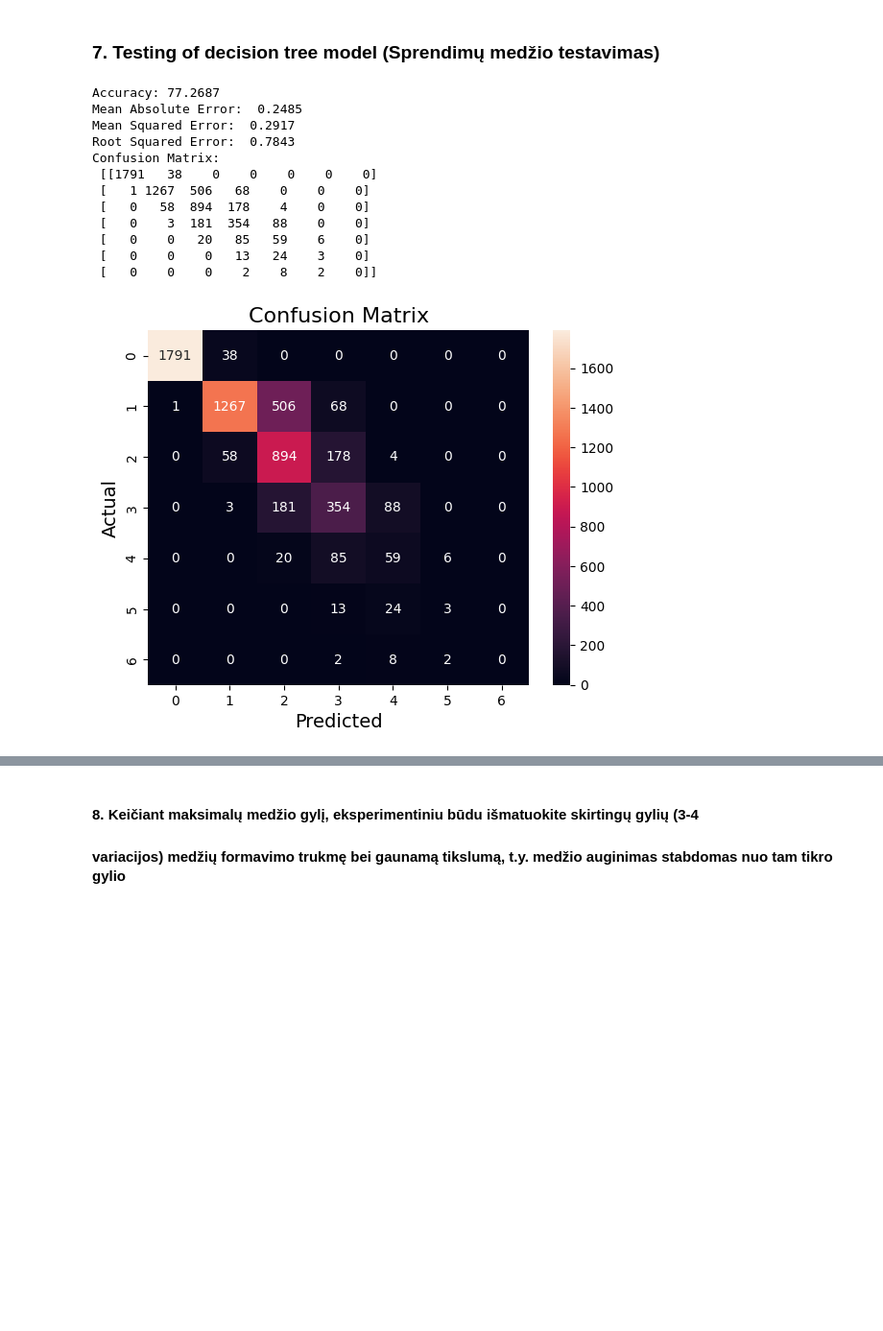
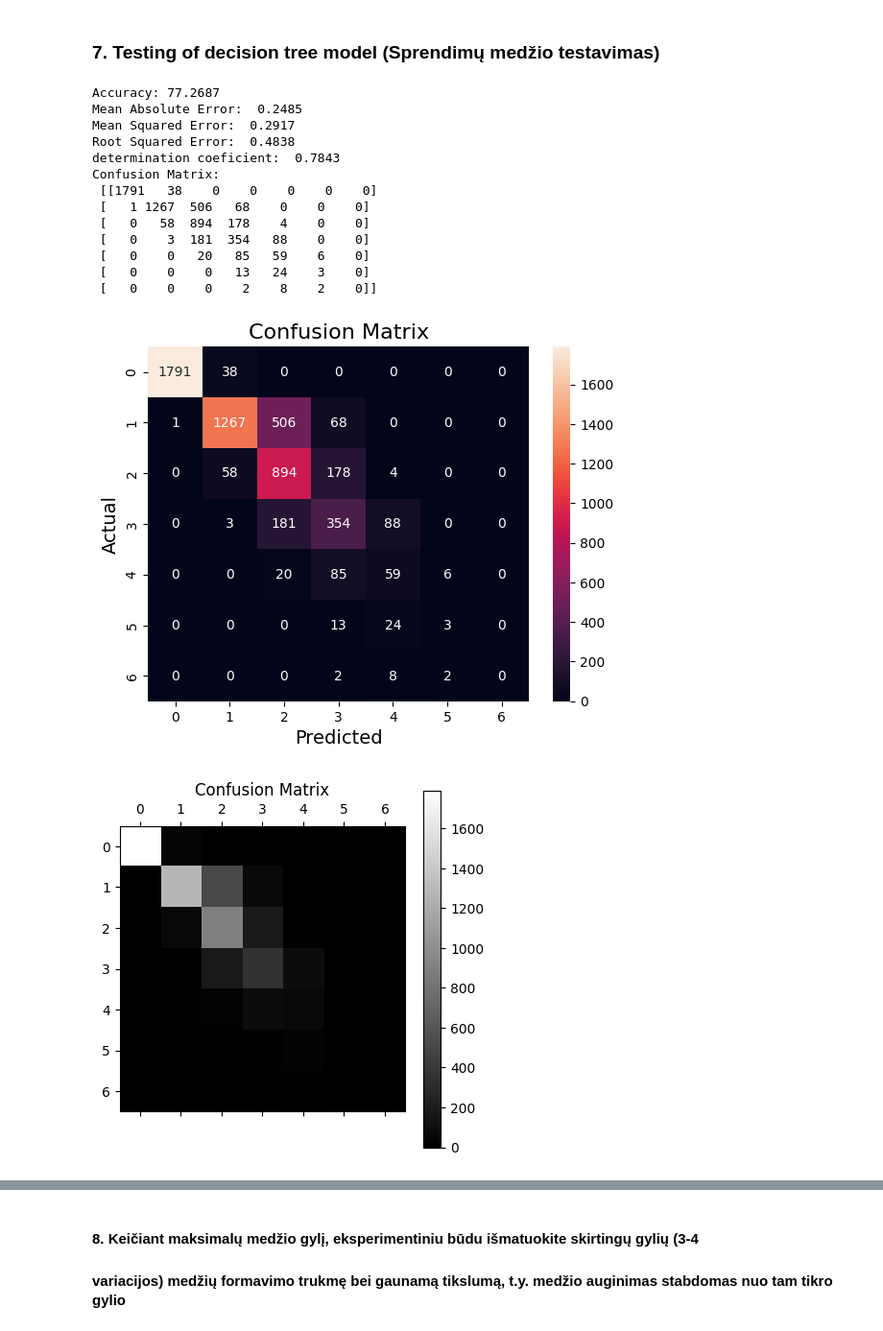
Before and after one commit to airidas23/Trees, a Jupyter notebook: trees1.ipynb, the cells around one changed output, grey strips where cells are left out. Shown at 96% size. Saved outputs shown, nothing was run; the diff lists cells and outputs as text; code cells hidden in the pictures; blank space fills up the shorter version.

```diff
--- a/trees1.ipynb
+++ b/trees1.ipynb
@@ -346,32 +346,50 @@ print(f"Accuracy: {accuracy * 100 :.4f} ")
 # Apskaiciuojamos paklaidos (mae, mse, rse)
 mae = mean_absolute_error(y_test, y_pred)
 mse = mean_squared_error(y_test, y_pred)
-rse = r2_score (y_test, y_pred)
+rse = np.sqrt(mse_rf)
+rmse_rf= r2_score (y_test, y_pred)
+#determination coeficient
+
 print(f"Mean Absolute Error: {mae: .4f}")
 print(f"Mean Squared Error: {mse: .4f}")
 print(f"Root Squared Error: {rse: .4f}")
+print(f"determination coeficient: {rmse_rf: .4f}")
+
 
 # Apskaiciuojama confusion matrix
 conf_matrix = confusion_matrix(y_test, y_pred)
 print(f"Confusion Matrix:\n {conf_matrix}")
 
 # Plot confusion matrix
 sns.heatmap(conf_matrix, annot=True, fmt="g")
 plt.title("Confusion Matrix", fontsize=16)
 plt.ylabel("Actual", fontsize=14)
 plt.xlabel("Predicted",fontsize=14)
 plt.show()
+
+plt.matshow(conf_matrix, cmap=plt.cm.gray)
+plt.title("Confusion Matrix")
+plt.colorbar()
+plt.show()
+
+row_sums = conf_matrix.sum(axis=1, keepdims=True)
+norm_conf_mx = conf_matrix / row_sums
+np.fill_diagonal(norm_conf_mx, 0)
+plt.matshow(norm_conf_mx, cmap=plt.cm.gray)
+plt.show()
 # %% [output]
 Accuracy: 77.2687
 Mean Absolute Error:  0.2485
 Mean Squared Error:  0.2917
-Root Squared Error:  0.7843
+Root Squared Error:  0.4838
+determination coeficient:  0.7843
 Confusion Matrix:
  [[1791   38    0    0    0    0    0]
  [   1 1267  506   68    0    0    0]
  [   0   58  894  178    4    0    0]
  [   0    3  181  354   88    0    0]
  [   0    0   20   85   59    6    0]
  [   0    0    0   13   24    3    0]
  [   0    0    0    2    8    2    0]]
 [figure]
+[figure, added]
```
Also changed, not shown: parts of 4 cells of this notebook.
